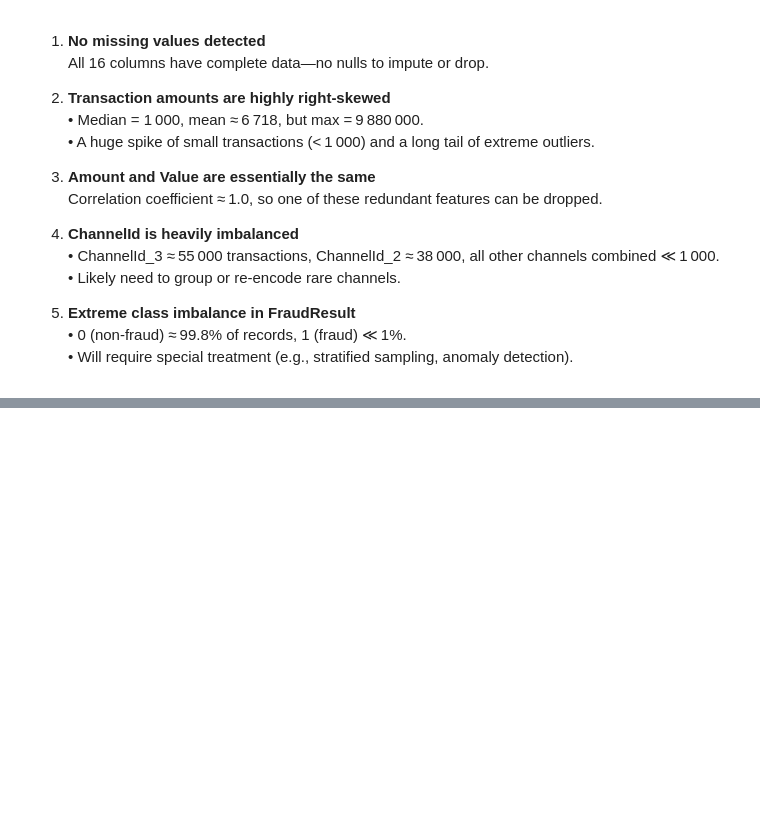
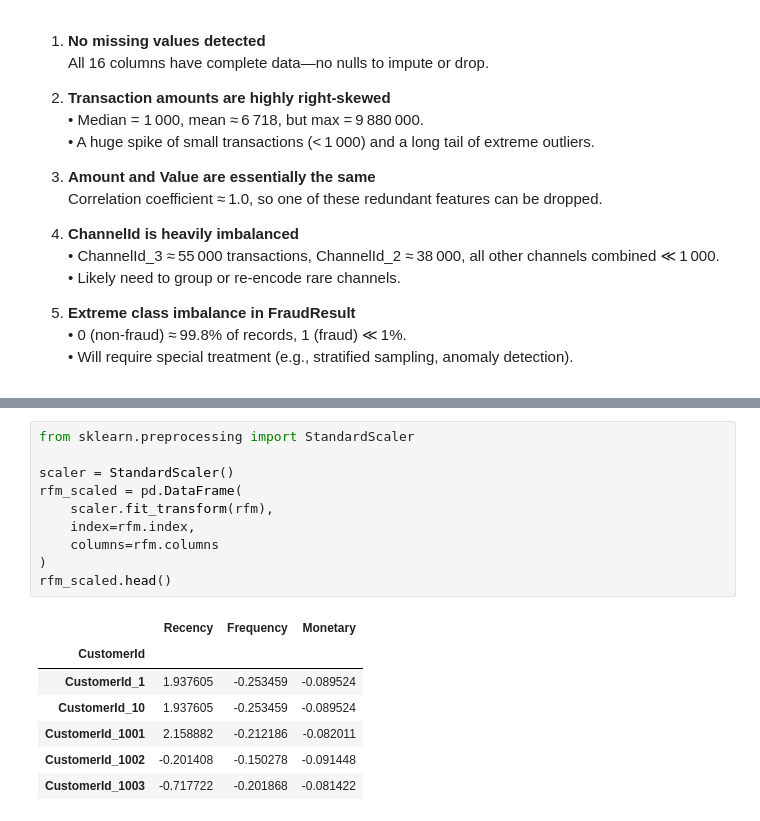
Before and after one commit to HTGit63/kaim-5-week-5, a Jupyter notebook: notebooks/1.0-eda.ipynb, the cells around one changed output, grey strips where cells are left out. Saved outputs shown, nothing was run; the diff lists cells and outputs as text; blank space fills up the shorter version.

```diff
--- a/notebooks/1.0-eda.ipynb
+++ b/notebooks/1.0-eda.ipynb
@@ -116,0 +142,18 @@ plt.show()
+# %%
+from sklearn.preprocessing import StandardScaler
+
+scaler = StandardScaler()
+rfm_scaled = pd.DataFrame(
+    scaler.fit_transform(rfm),
+    index=rfm.index,
+    columns=rfm.columns
+)
+rfm_scaled.head()
+# %% [output]
+|  | Recency | Frequency | Monetary |
+| CustomerId |  |  |  |
+| CustomerId_1 | 1.937605 | -0.253459 | -0.089524 |
+| CustomerId_10 | 1.937605 | -0.253459 | -0.089524 |
+| CustomerId_1001 | 2.158882 | -0.212186 | -0.082011 |
+| CustomerId_1002 | -0.201408 | -0.150278 | -0.091448 |
+| CustomerId_1003 | -0.717722 | -0.201868 | -0.081422 |
```
Also changed, not shown: parts of 5 cells of this notebook.
